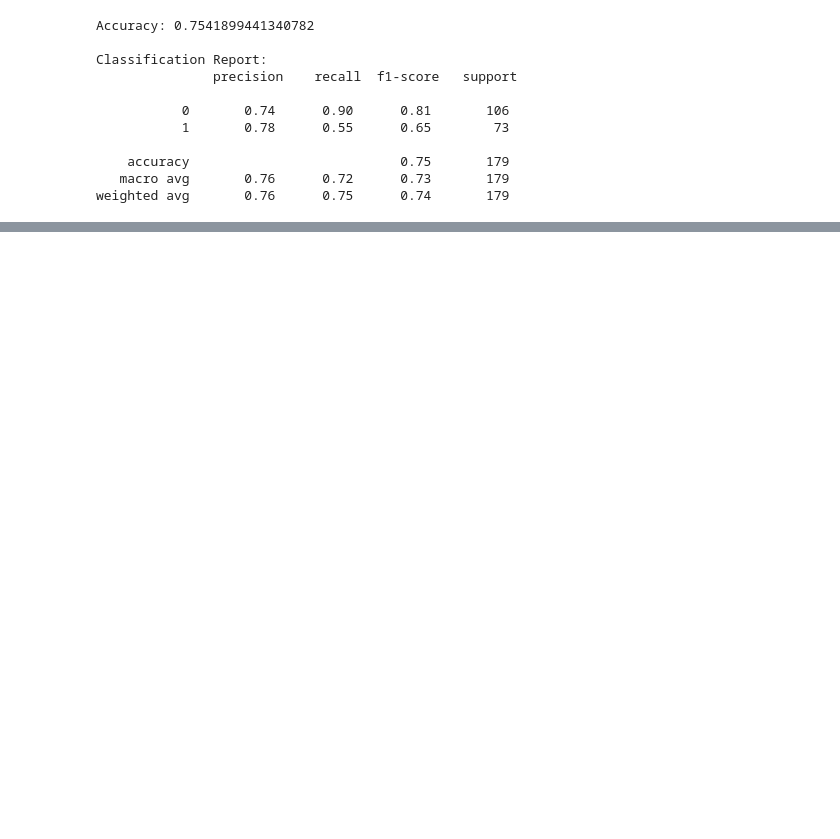
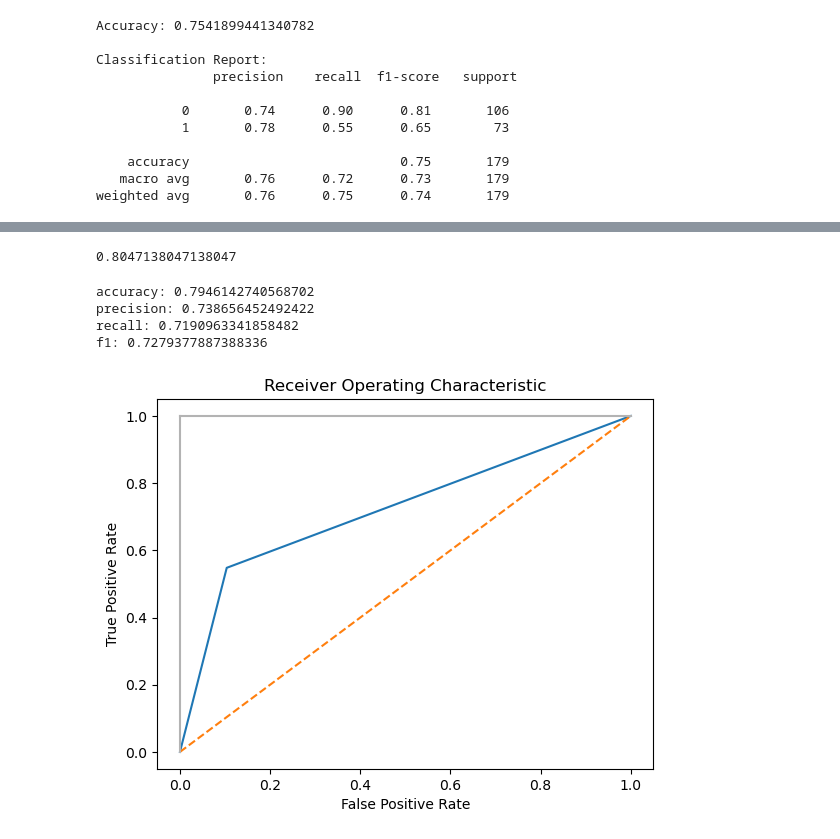
Before and after one commit to Favour-okikiola/TITANIC_DATASET, a Jupyter notebook: TITANIC.ipynb, the cells around one changed output, grey strips where cells are left out. Cells and saved outputs as stored; diff of their text form; code cells hidden in the pictures; blank space fills up the shorter version.

```diff
--- a/TITANIC.ipynb
+++ b/TITANIC.ipynb
@@ -90,0 +116,37 @@ weighted avg       0.76      0.75      0.74       179
+# %%
+# getting the mean of leave_one_out
+scores.mean()
+# %% [output]
+0.8047138047138047
+# %%
+# using cross validation score
+from sklearn.model_selection import cross_val_score
+accuracy = cross_val_score(model_pipeline, X, y, cv=5, scoring="accuracy").mean()
+precision  = cross_val_score(model_pipeline, X, y, cv=5, scoring="precision").mean()
+recall = cross_val_score(model_pipeline, X, y, cv=5, scoring="recall").mean()
+f1 = cross_val_score(model_pipeline, X, y, cv=5, scoring="f1").mean()
+print("accuracy:", accuracy)
+print("precision:", precision)
+print("recall:", recall)
+print("f1:", f1)
+# %% [output]
+accuracy: 0.7946142740568702
+precision: 0.738656452492422
+recall: 0.7190963341858482
+f1: 0.7279377887388336
+# %%
+# for roc (receiver operating characteristic)
+from sklearn.metrics import roc_curve
+
+# Create true and false positive rates
+false_positive_rate, true_positive_rate, threshold = roc_curve(ytest, y_pred)
+# Plot ROC curve
+plt.title("Receiver Operating Characteristic")
+plt.plot(false_positive_rate, true_positive_rate)
+plt.plot([0, 1], ls="--")
+plt.plot([0, 0], [1, 0] , c=".7"), plt.plot([1, 1] , c=".7")
+plt.ylabel("True Positive Rate")
+plt.xlabel("False Positive Rate");
+plt.show()
+# %% [output]
+[figure, added]
```
Also changed, not shown: parts of 6 cells of this notebook.
